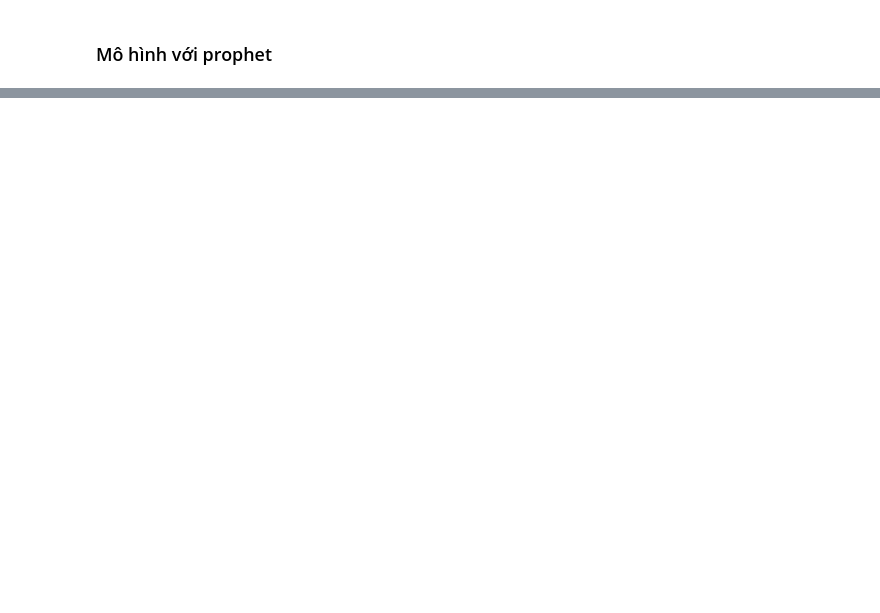
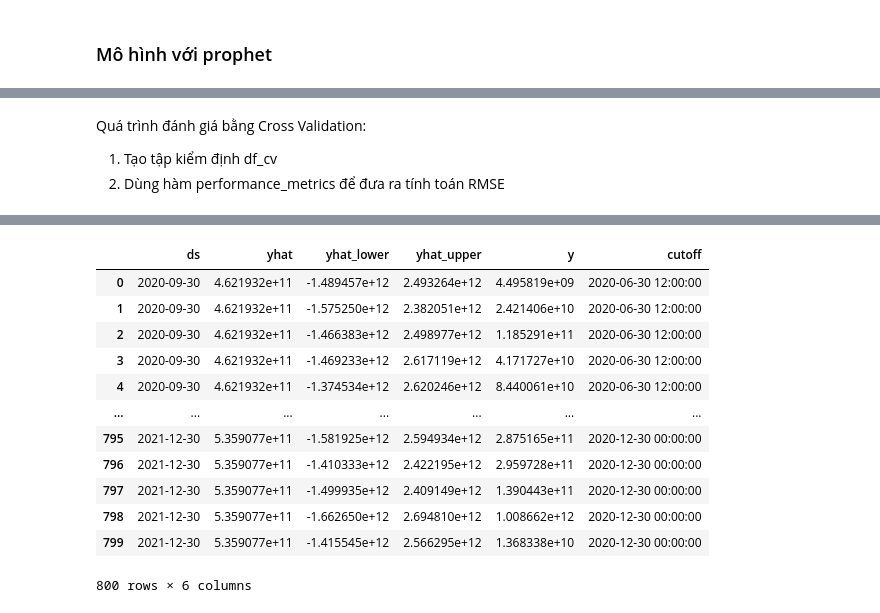
Before and after one commit to minhtringuyennn/NMKHDL_Project, a Jupyter notebook: crawl/crawl_data.ipynb, the cells around one changed output, grey strips where cells are left out. Saved outputs shown, nothing was run; the diff lists cells and outputs as text; code cells hidden in the pictures; blank space fills up the shorter version.

```diff
--- a/crawl/crawl_data.ipynb
+++ b/crawl/crawl_data.ipynb
@@ -1038,0 +1072,10 @@ plot_plotly(m,forecast)
+# %% [markdown]
+Quá trình đánh giá bằng Cross Validation:
+1. Tạo tập kiểm định df_cv
+2. Dùng hàm performance_metrics để đưa ra tính toán RMSE
+# %%
+# Make cv set
+from prophet.diagnostics import performance_metrics
+df_cv = cross_validation(m, horizon = '365 days')
+df_cv
+# %% [output]
@@ -1038,0 +1086,13 @@ plot_plotly(m,forecast)
+|  | ds | yhat | yhat_lower | yhat_upper | y | cutoff |
+| 0 | 2020-09-30 | 4.621932e+11 | -1.489457e+12 | 2.493264e+12 | 4.495819e+09 | 2020-06-30 12:00:00 |
+| 1 | 2020-09-30 | 4.621932e+11 | -1.575250e+12 | 2.382051e+12 | 2.421406e+10 | 2020-06-30 12:00:00 |
+| 2 | 2020-09-30 | 4.621932e+11 | -1.466383e+12 | 2.498977e+12 | 1.185291e+11 | 2020-06-30 12:00:00 |
+| 3 | 2020-09-30 | 4.621932e+11 | -1.469233e+12 | 2.617119e+12 | 4.171727e+10 | 2020-06-30 12:00:00 |
+| 4 | 2020-09-30 | 4.621932e+11 | -1.374534e+12 | 2.620246e+12 | 8.440061e+10 | 2020-06-30 12:00:00 |
+| ... | ... | ... | ... | ... | ... | ... |
+| 795 | 2021-12-30 | 5.359077e+11 | -1.581925e+12 | 2.594934e+12 | 2.875165e+11 | 2020-12-30 00:00:00 |
+| 796 | 2021-12-30 | 5.359077e+11 | -1.410333e+12 | 2.422195e+12 | 2.959728e+11 | 2020-12-30 00:00:00 |
+| 797 | 2021-12-30 | 5.359077e+11 | -1.499935e+12 | 2.409149e+12 | 1.390443e+11 | 2020-12-30 00:00:00 |
+| 798 | 2021-12-30 | 5.359077e+11 | -1.662650e+12 | 2.694810e+12 | 1.008662e+12 | 2020-12-30 00:00:00 |
+| 799 | 2021-12-30 | 5.359077e+11 | -1.415545e+12 | 2.566295e+12 | 1.368338e+10 | 2020-12-30 00:00:00 |
+800 rows × 6 columns
```
Also changed, not shown: parts of 34 cells of this notebook.
